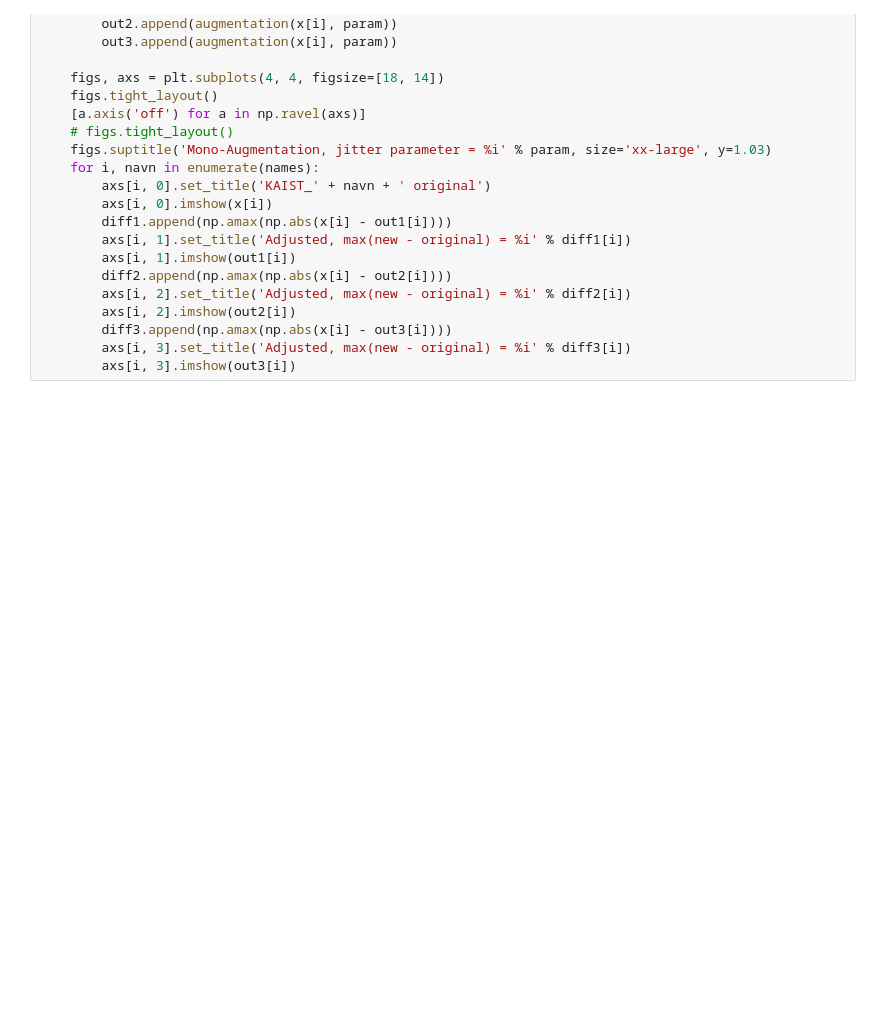
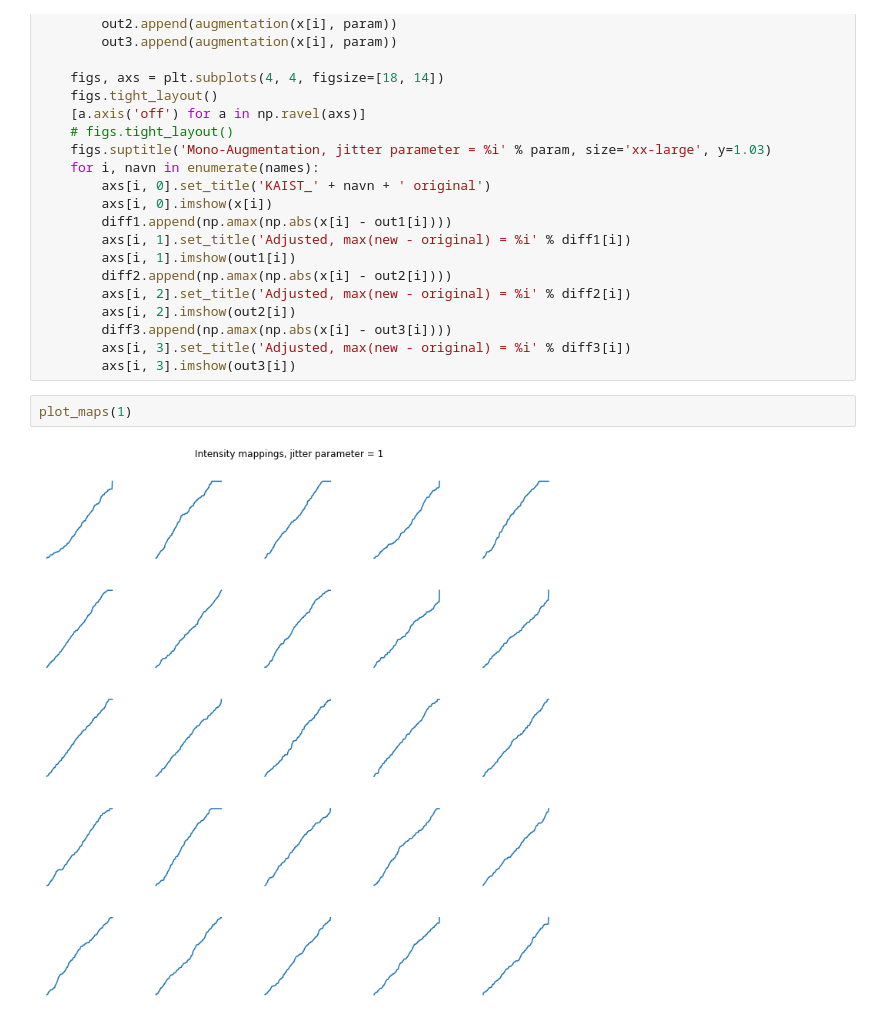
Before and after one commit to kalebkassaw/mono-aug, a Jupyter notebook: main.ipynb, the cells around one changed output. Cells and saved outputs as stored; diff of their text form; blank space fills up the shorter version.

```diff
--- a/main.ipynb
+++ b/main.ipynb
@@ -56,4 +60,8 @@ def plot_images_kaist(param):
         diff3.append(np.amax(np.abs(x[i] - out3[i])))
         axs[i, 3].set_title('Adjusted, max(new - original) = %i' % diff3[i])
         axs[i, 3].imshow(out3[i])
+# %%
+plot_maps(1)
+# %% [output]
+[figure, added]
 # %%
```
Also changed, not shown: parts of 13 cells of this notebook, 1 other file.
